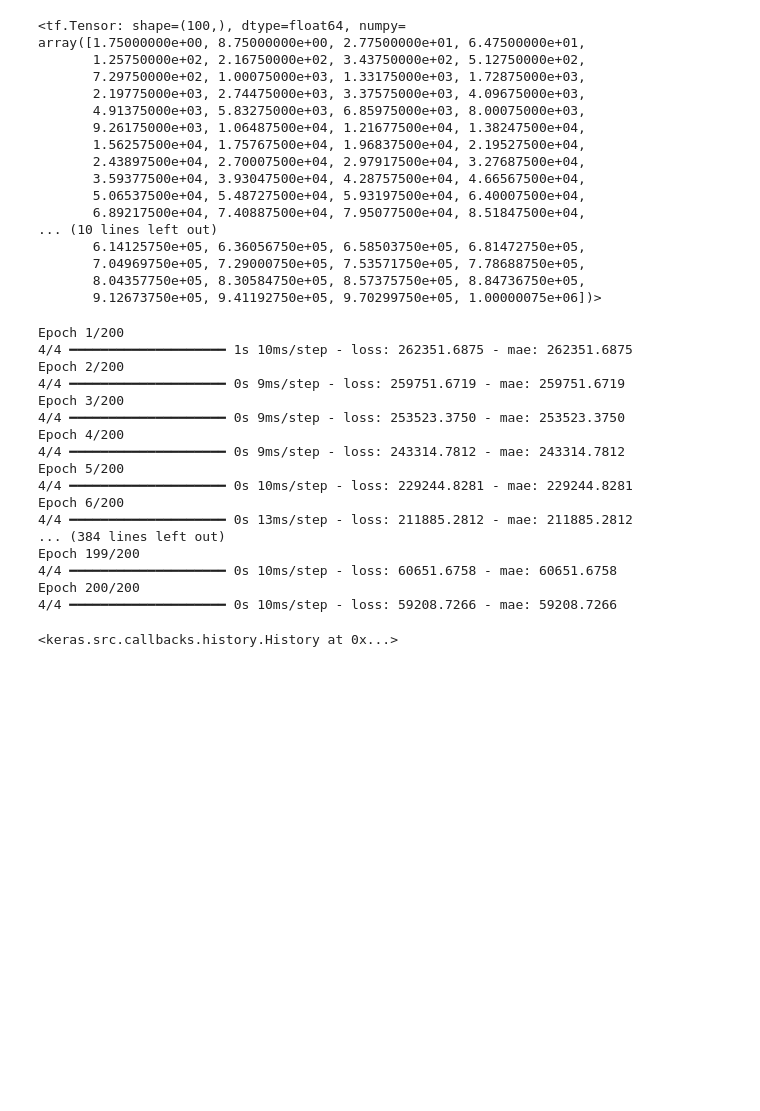
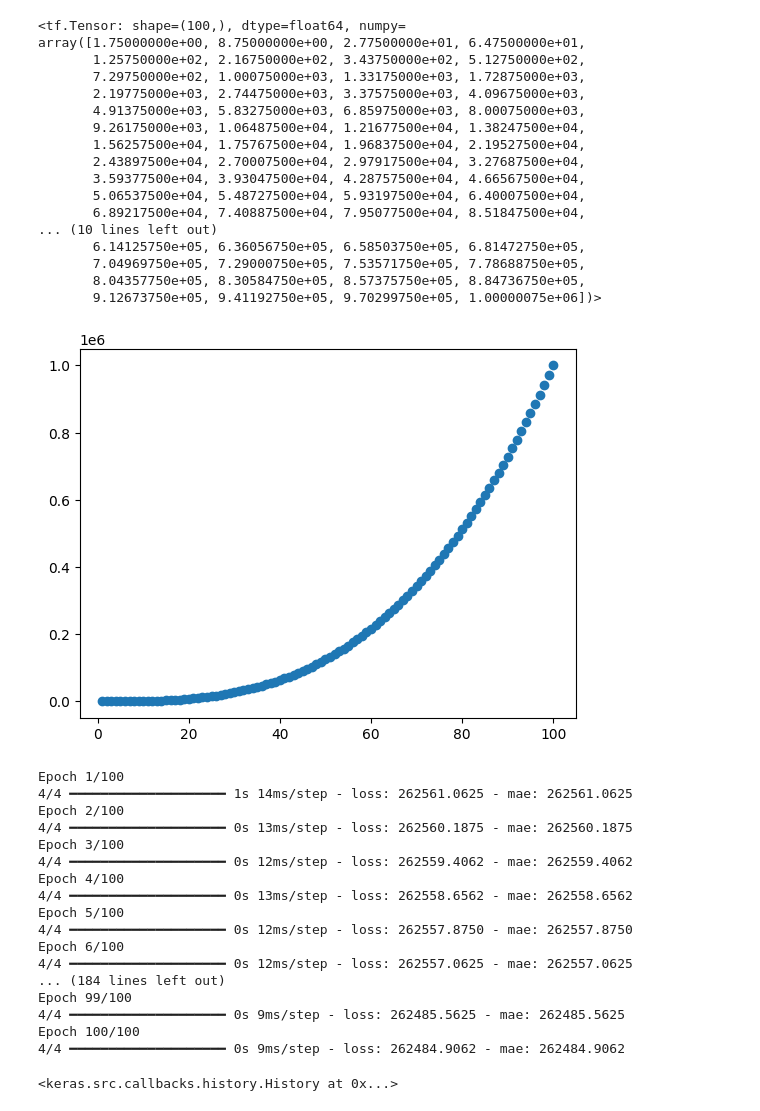
Before and after one commit to desaraju02/ai_ml_dl, a Jupyter notebook: nn_regression_with_tensorflow_v2.ipynb, the cells around one changed output. Saved outputs shown, nothing was run; the diff lists cells and outputs as text; code cells hidden in the pictures; blank space fills up the shorter version.

```diff
--- a/nn_regression_with_tensorflow_v2.ipynb
+++ b/nn_regression_with_tensorflow_v2.ipynb
@@ -93,8 +96,8 @@ i = 1.0
 while i < 101.0:
   X1.append(i)
   i += 1.0
-#X1 = np.array(X1).astype(np.float64)
-X1 = np.array(X1)
+X1 = np.array(X1).astype(np.float64)
+#X1 = np.array(X1)
 len(X1)
 # %% [output]
 100
@@ -119,8 +122,8 @@ i = 1.0
 while i < 101.0:
   y1.append(i**3 + 0.75)
   i += 1.0
-#y1 = np.array(y1).astype(np.float64)
-y1 = np.array(y1)
+y1 = np.array(y1).astype(np.float64)
+#y1 = np.array(y1)
 len(y1)
 # %% [output]
 100
@@ -146,10 +149,15 @@ array([1.75000000e+00, 8.75000000e+00, 2.77500000e+01, 6.47500000e+01,
        7.04969750e+05, 7.29000750e+05, 7.53571750e+05, 7.78688750e+05,
        8.04357750e+05, 8.30584750e+05, 8.57375750e+05, 8.84736750e+05,
        9.12673750e+05, 9.41192750e+05, 9.70299750e+05, 1.00000075e+06])>
+# %%
+plt.scatter(X1,y1)
+plt.show()
+# %% [output]
+[figure, added]
 # %%
 tf.random.set_seed(42)
 model = tf.keras.Sequential([
-    tf.keras.layers.Dense(10, input_shape=[1], activation="relu"),
+    tf.keras.layers.Dense(20, activation="softmax"),
 
     #tf.keras.layers.Dense(30, activation="relu"),
     # tf.keras.layers.Dense(100, activation="relu"),
@@ -159,24 +167,24 @@ model = tf.keras.Sequential([
 
     tf.keras.layers.Dense(1)
     ])
-model.compile(loss=tf.keras.losses.mae,optimizer=tf.keras.optimizers.Adam(learning_rate=0.7),metrics=['mae'])
-model.fit(tf.expand_dims(X1, axis=-1),y1,epochs=200)
+model.compile(loss=tf.keras.losses.mae,optimizer=tf.keras.optimizers.Adam(learning_rate=0.1),metrics=['mae'])
+model.fit(tf.expand_dims(X1, axis=-1),y1,epochs=100)
 # %% [output]
-Epoch 1/200
-4/4 ━━━━━━━━━━━━━━━━━━━━ 1s 10ms/step - loss: 262351.6875 - mae: 262351.6875
-Epoch 2/200
-4/4 ━━━━━━━━━━━━━━━━━━━━ 0s 9ms/step - loss: 259751.6719 - mae: 259751.6719
-Epoch 3/200
-4/4 ━━━━━━━━━━━━━━━━━━━━ 0s 9ms/step - loss: 253523.3750 - mae: 253523.3750
-Epoch 4/200
-4/4 ━━━━━━━━━━━━━━━━━━━━ 0s 9ms/step - loss: 243314.7812 - mae: 243314.7812
-Epoch 5/200
-4/4 ━━━━━━━━━━━━━━━━━━━━ 0s 10ms/step - loss: 229244.8281 - mae: 229244.8281
-Epoch 6/200
-4/4 ━━━━━━━━━━━━━━━━━━━━ 0s 13ms/step - loss: 211885.2812 - mae: 211885.2812
-... (384 lines left out)
-Epoch 199/200
-4/4 ━━━━━━━━━━━━━━━━━━━━ 0s 10ms/step - loss: 60651.6758 - mae: 60651.6758
-Epoch 200/200
-4/4 ━━━━━━━━━━━━━━━━━━━━ 0s 10ms/step - loss: 59208.7266 - mae: 59208.7266
+Epoch 1/100
+4/4 ━━━━━━━━━━━━━━━━━━━━ 1s 14ms/step - loss: 262561.0625 - mae: 262561.0625
+Epoch 2/100
+4/4 ━━━━━━━━━━━━━━━━━━━━ 0s 13ms/step - loss: 262560.1875 - mae: 262560.1875
+Epoch 3/100
+4/4 ━━━━━━━━━━━━━━━━━━━━ 0s 12ms/step - loss: 262559.4062 - mae: 262559.4062
+Epoch 4/100
+4/4 ━━━━━━━━━━━━━━━━━━━━ 0s 13ms/step - loss: 262558.6562 - mae: 262558.6562
+Epoch 5/100
+4/4 ━━━━━━━━━━━━━━━━━━━━ 0s 12ms/step - loss: 262557.8750 - mae: 262557.8750
+Epoch 6/100
+4/4 ━━━━━━━━━━━━━━━━━━━━ 0s 12ms/step - loss: 262557.0625 - mae: 262557.0625
+... (184 lines left out)
+Epoch 99/100
+4/4 ━━━━━━━━━━━━━━━━━━━━ 0s 9ms/step - loss: 262485.5625 - mae: 262485.5625
+Epoch 100/100
+4/4 ━━━━━━━━━━━━━━━━━━━━ 0s 9ms/step - loss: 262484.9062 - mae: 262484.9062
 <keras.src.callbacks.history.History at 0x...>
```
Also changed, not shown: parts of 8 cells of this notebook.
